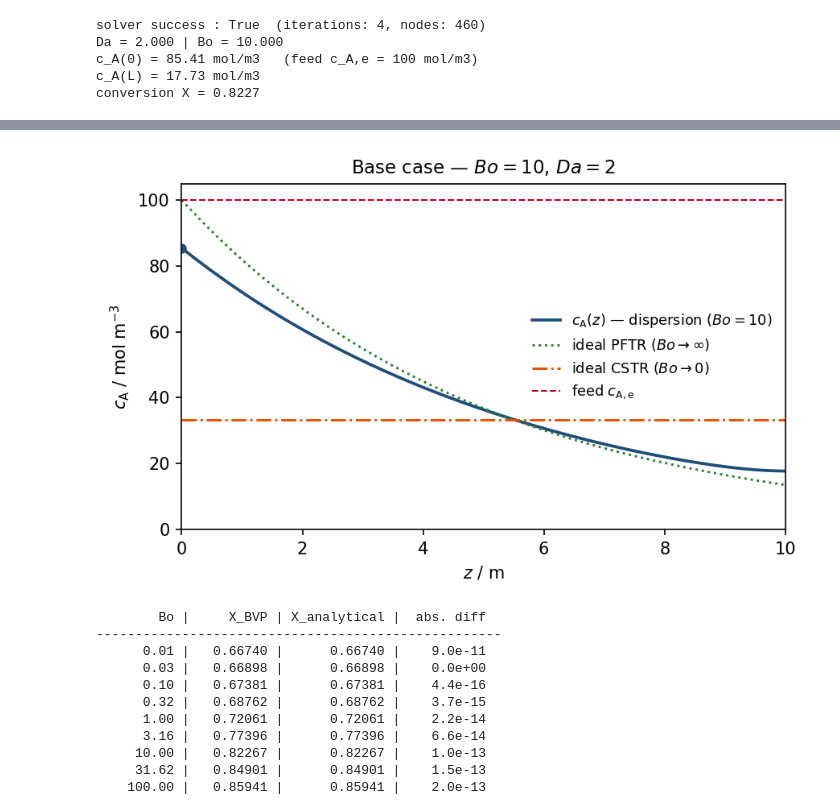
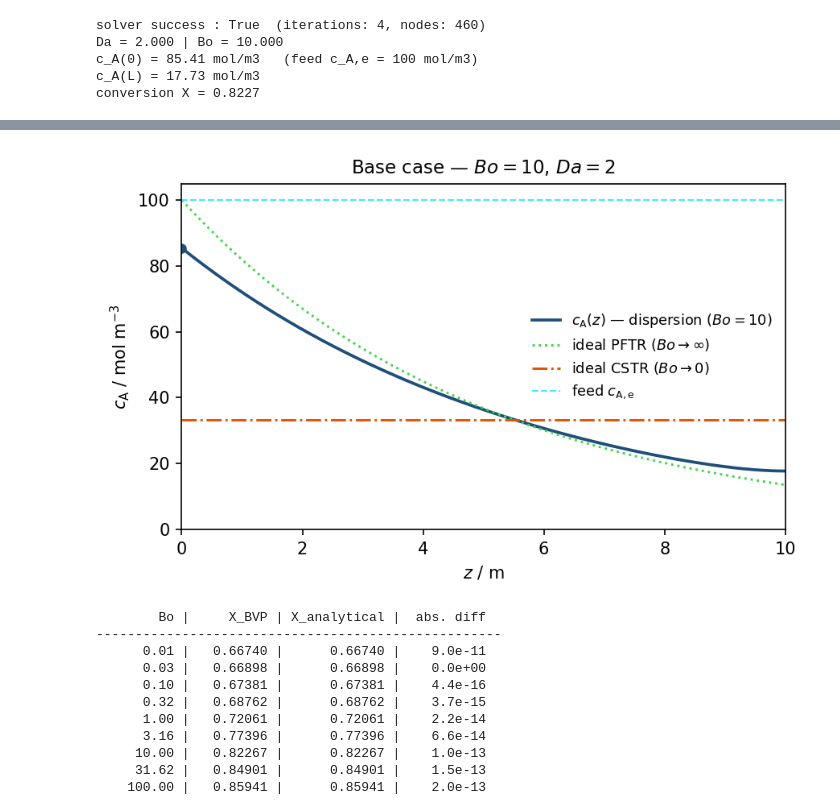
Before and after one commit to PeterSchoenung/CRE3-Assignment-4, a Jupyter notebook: CRE3_Assignment_4_26_Group_2.ipynb, the cells around one changed output, grey strips where cells are left out. Drawn from its saved outputs; the diff is of its cells as text; code cells hidden in the pictures.

```diff
--- a/CRE3_Assignment_4_26_Group_2.ipynb
+++ b/CRE3_Assignment_4_26_Group_2.ipynb
@@ -167,36 +171,36 @@ def cA_pfr_profile(z, c_in, k, u):
 # ============================================================
 # --- plot variables (top of cell) ---
 fig_w, fig_h, fig_dpi = 6, 3.8, 150
-col_disp, col_pfr, col_cstr, col_feed = "#1f4e79", "#2e7d32", "#e65100", "#b00020"
+col_disp, col_pfr, col_cstr, col_feed = "#1f4e79", "#45d64c", "#e65100", "#3fe9ff"
 lw_disp, n_eval = 1.8, 400
 
 # --- data ---
 z_eval  = np.linspace(0, L, n_eval)
 cA_eval = sol.sol(z_eval)[0]
 cA0     = sol.sol(0.0)[0]
 cA_cstr = c_A_in * (1 - X_cstr(Da))          # constant level of an ideal CSTR (same tau)
 
 fig, ax = plt.subplots(figsize=(fig_w, fig_h), dpi=fig_dpi)
 ax.plot(z_eval, cA_eval, color=col_disp, lw=lw_disp,
         label=rf"$c_\mathrm{{A}}(z)$ — dispersion ($Bo={Bo:.0f}$)")
 ax.plot(z_eval, cA_pfr_profile(z_eval, c_A_in, k, u), color=col_pfr, lw=1.4, ls=":",
         label=r"ideal PFTR ($Bo\to\infty$)")
 ax.axhline(cA_cstr, color=col_cstr, lw=1.4, ls="-.",
            label=r"ideal CSTR ($Bo\to 0$)")
 ax.axhline(c_A_in, color=col_feed, lw=1.0, ls="--",
            label=r"feed $c_\mathrm{A,e}$")
 ax.plot(0, cA0, "o", color=col_disp, ms=5)
 
 ax.set_xlabel(r"$z$ / m")
 ax.set_ylabel(r"$c_\mathrm{A}$ / mol m$^{-3}$")
 ax.set_xlim(0, L)
 ax.set_ylim(0, c_A_in * 1.05)
 ax.set_title(rf"Base case — $Bo = {Bo:.0f}$, $Da = {Da:.0f}$", fontsize=11)
 ax.legend(frameon=False, fontsize=8.5, loc="right")
 fig.tight_layout()
 plt.show()
 # %% [output]
-[figure, old version]
+[figure, new version]
 # %%
 # ============================================================
 # 4.1  VALIDATION — BVP vs analytical solution over Bo
```
Also changed, not shown: parts of 9 cells of this notebook, 1 other file.
